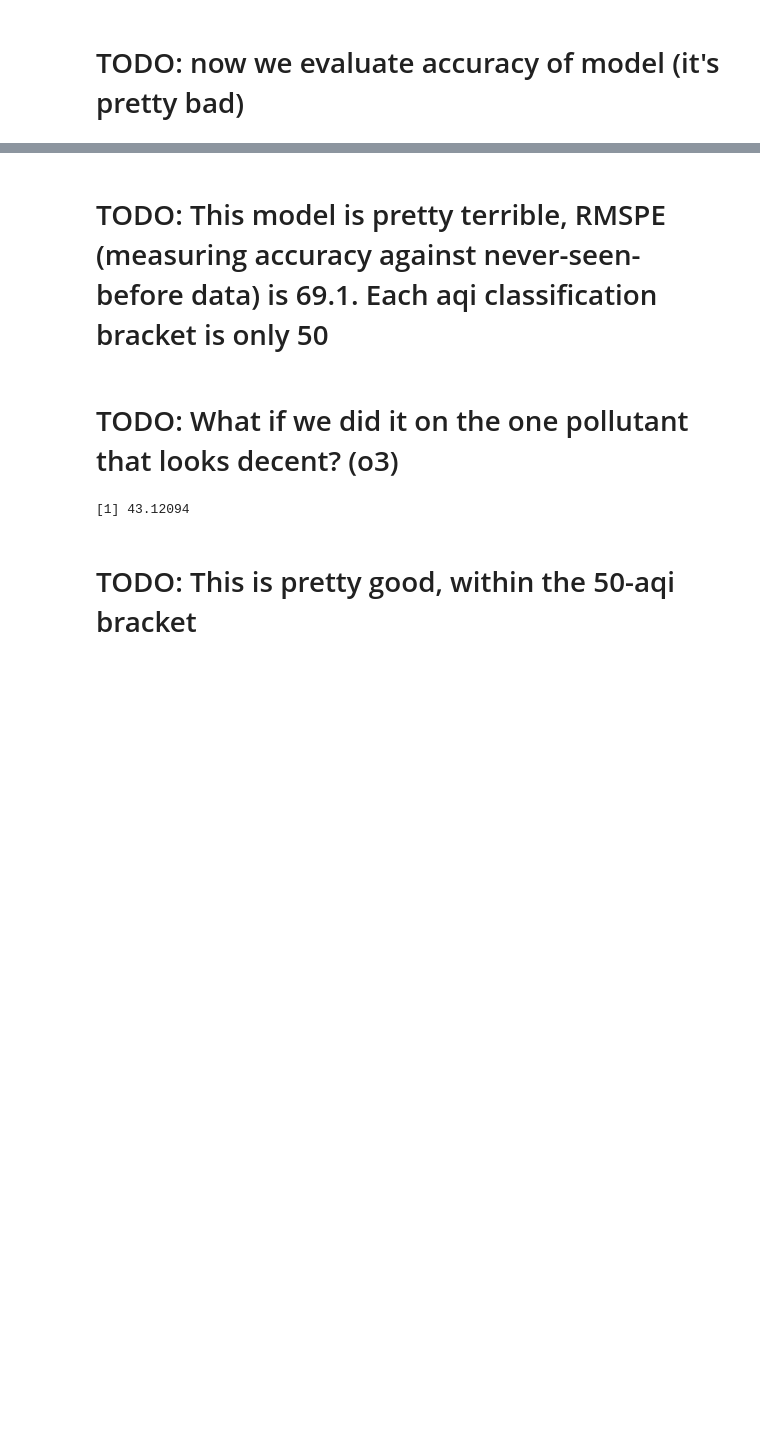
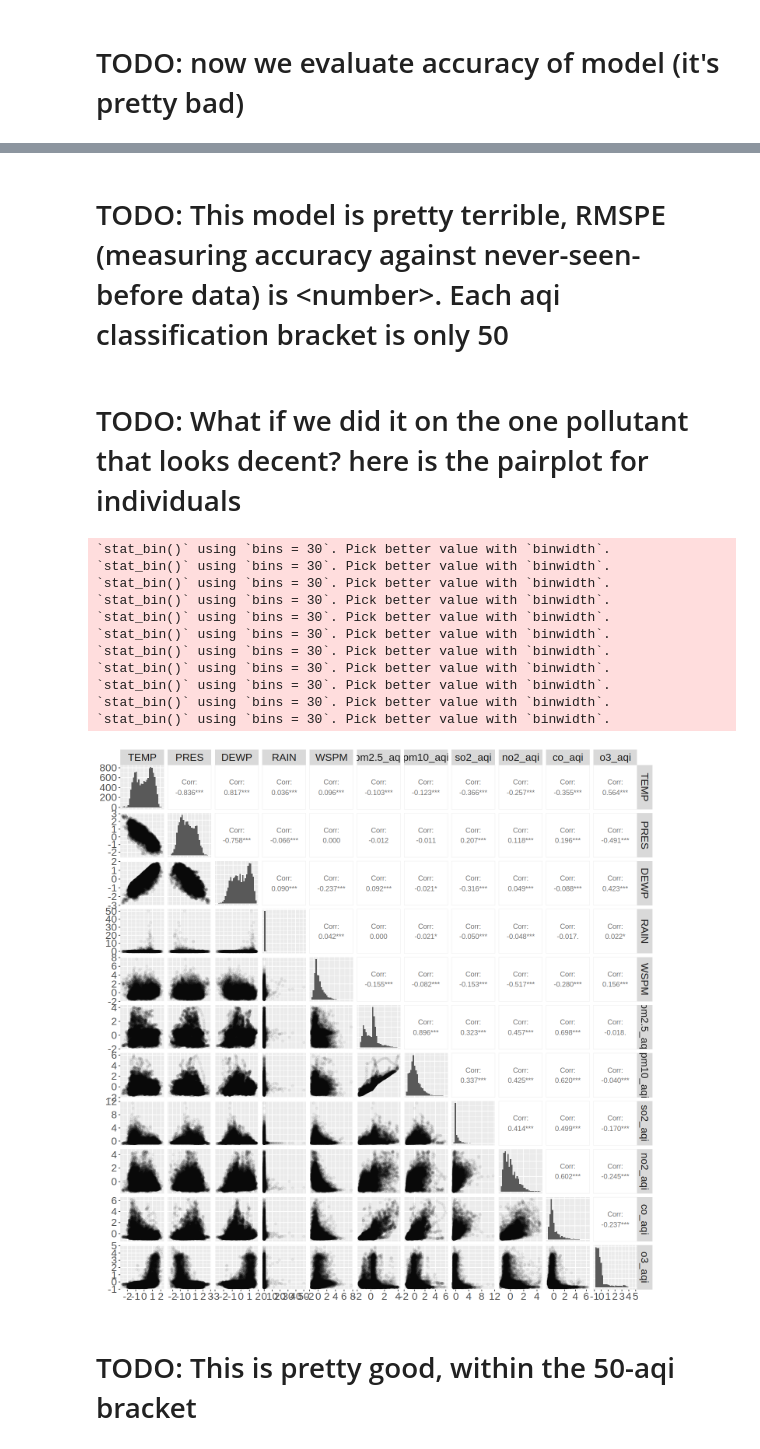
Before and after one commit to DonkeyBlaster/dsci-100-2023w1-group43, a Jupyter notebook: Report.ipynb, the cells around one changed output, grey strips where cells are left out. Drawn from its saved outputs; the diff is of its cells as text; code cells hidden in the pictures; blank space fills up the shorter version.

```diff
--- a/Report.ipynb
+++ b/Report.ipynb
@@ -310,23 +279,31 @@ aqi_rmspe
 # %% [markdown]
-# TODO: This model is pretty terrible, RMSPE (measuring accuracy against never-seen-before data) is 69.1. Each aqi classification bracket is only 50
+# TODO: This model is pretty terrible, RMSPE (measuring accuracy against never-seen-before data) is \<number>. Each aqi classification bracket is only 50
 # %% [markdown]
-# TODO: What if we did it on the one pollutant that looks decent? (o3)
+# TODO: What if we did it on the one pollutant that looks decent? here is the pairplot for individuals
 # %%
-o3_recipe <- recipe(o3_aqi ~ PRES + DEWP, data = aqd_train)
-o3_fit <- workflow() |>
-    add_model(lm_spec) |>
-    add_recipe(o3_recipe) |>
-    fit(data = aqd_train)
-o3_rmspe <- o3_fit |>
-    predict(aqd_test) |>
-    bind_cols(aqd_test) |>
-    metrics(truth = o3_aqi, estimate = .pred) |>
-    filter(.metric == "rmse") |>
-    select(.estimate) |>
-    pull()
-o3_rmspe
+aqd_pairplot <- aqd_train |>
+    select(TEMP:WSPM, pm2.5_aqi:o3_aqi) |>
+    na.omit() |>
+    scale() |>
+    as.data.frame()
+ggpairs(aqd_pairplot,
+        lower = list(continuous = wrap('points', alpha = 0.05)),
+        diag = list(continuous = "barDiag")
+    ) +
+    theme(text = element_text(size = 20))
 # %% [output]
-[1] 43.12094
+`stat_bin()` using `bins = 30`. Pick better value with `binwidth`.
+`stat_bin()` using `bins = 30`. Pick better value with `binwidth`.
+`stat_bin()` using `bins = 30`. Pick better value with `binwidth`.
+`stat_bin()` using `bins = 30`. Pick better value with `binwidth`.
+`stat_bin()` using `bins = 30`. Pick better value with `binwidth`.
+`stat_bin()` using `bins = 30`. Pick better value with `binwidth`.
+`stat_bin()` using `bins = 30`. Pick better value with `binwidth`.
+`stat_bin()` using `bins = 30`. Pick better value with `binwidth`.
+`stat_bin()` using `bins = 30`. Pick better value with `binwidth`.
+`stat_bin()` using `bins = 30`. Pick better value with `binwidth`.
+`stat_bin()` using `bins = 30`. Pick better value with `binwidth`.
+[figure, added]
 # %% [markdown]
 # TODO: This is pretty good, within the 50-aqi bracket
 # %% [markdown]
```
Also changed, not shown: parts of 11 cells of this notebook.
